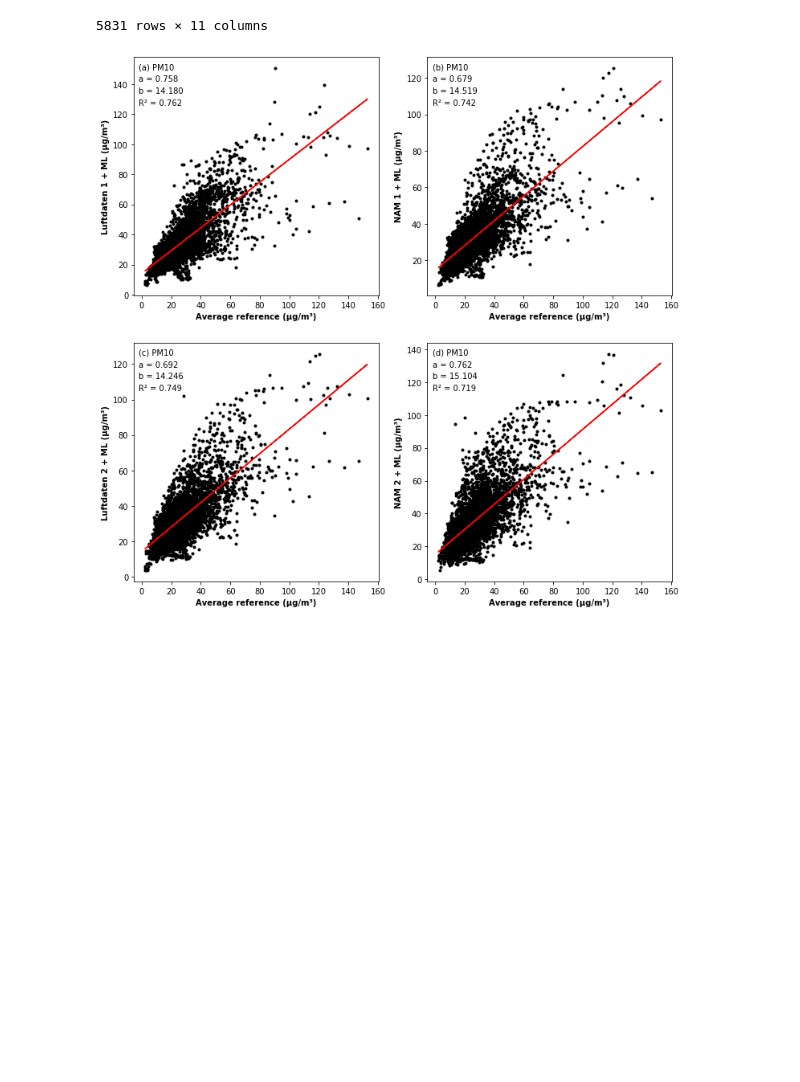
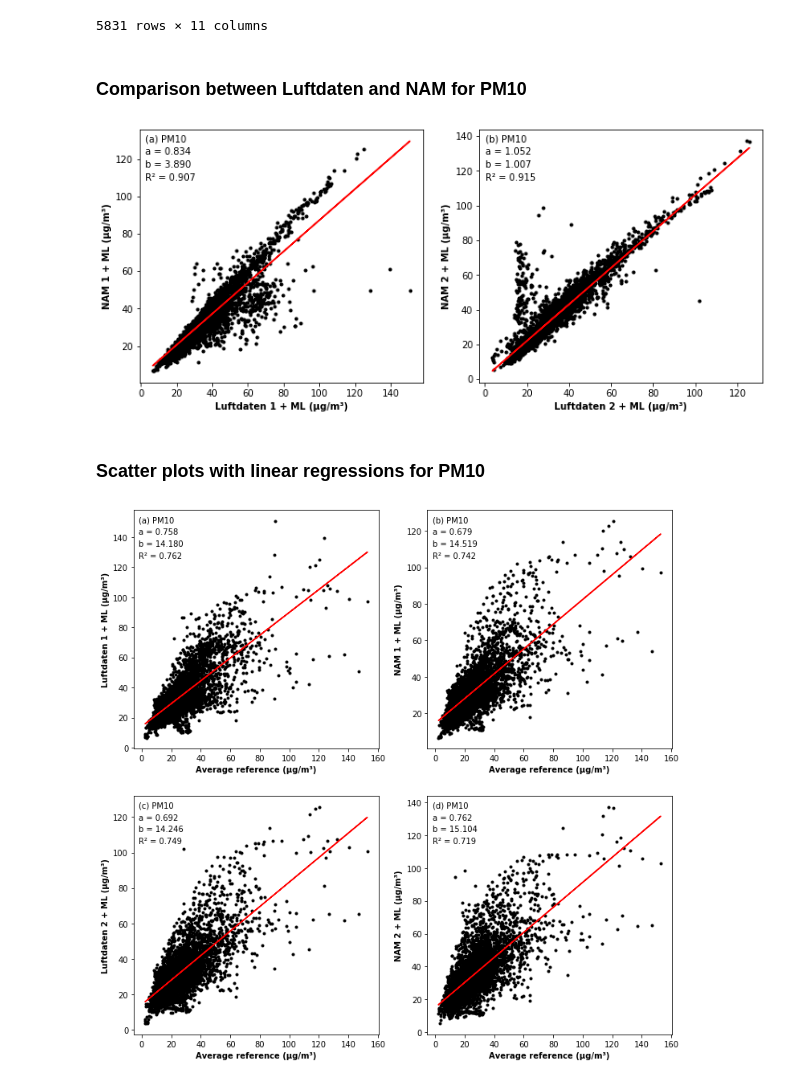
Before and after one commit to dobra-dobra/PM-ML-correction, a Jupyter notebook: Complementation_with_ML_PM10.ipynb, the cells around one changed output. Cells and saved outputs as stored; diff of their text form; code cells hidden in the pictures; blank space fills up the shorter version.

```diff
--- a/Complementation_with_ML_PM10.ipynb
+++ b/Complementation_with_ML_PM10.ipynb
@@ -494,6 +494,45 @@ data_ML
 | 5829 | 60.90 | 72.81 | 14.55 | 12.36 | 12.33 | 12.53 | ... |
 | 5830 | 55.39 | 63.30 | 12.86 | 10.54 | 10.86 | 11.32 | ... |
 5831 rows × 11 columns
+# %% [markdown]
+### Comparison between Luftdaten and NAM for PM10
+# %%
+fig, (ax1, ax2) = plt.subplots(1, 2, figsize=(12,5))
+
+x = data_ML["Luftdaten 1 ML PM10"]
+y = data_ML["NAM 1 ML PM10"]
+slope, intercept, r_value, p_value, std_err = stats.linregress(x, y)
+ax1.plot(x, y, "k.")
+ax1.plot(x, intercept + slope*x, "r")
+text_pos_x = 0.02
+text_pos_y = 0.95
+ax1.text(text_pos_x, text_pos_y, "(a) PM10", transform=ax1.transAxes)
+ax1.text(text_pos_x, text_pos_y - 0.05, "a = {0:.3f}".format(slope), transform=ax1.transAxes)
+ax1.text(text_pos_x, text_pos_y - 0.10, "b = {0:.3f}".format(intercept), transform=ax1.transAxes)
+ax1.text(text_pos_x, text_pos_y - 0.15, "R² = {0:.3f}".format(r_value), transform=ax1.transAxes)
+ax1.set_xlabel("Luftdaten 1 + ML (µg/m³)", fontweight="bold")
+ax1.set_ylabel("NAM 1 + ML (µg/m³)", fontweight="bold")
+
+x = data_ML["Luftdaten 2 ML PM10"]
+y = data_ML["NAM 2 ML PM10"]
+slope, intercept, r_value, p_value, std_err = stats.linregress(x, y)
+ax2.plot(x, y, "k.")
+ax2.plot(x, intercept + slope*x, "r")
+text_pos_x = 0.02
+text_pos_y = 0.95
+ax2.text(text_pos_x, text_pos_y, "(b) PM10", transform=ax2.transAxes)
+ax2.text(text_pos_x, text_pos_y - 0.05, "a = {0:.3f}".format(slope), transform=ax2.transAxes)
+ax2.text(text_pos_x, text_pos_y - 0.10, "b = {0:.3f}".format(intercept), transform=ax2.transAxes)
+ax2.text(text_pos_x, text_pos_y - 0.15, "R² = {0:.3f}".format(r_value), transform=ax2.transAxes)
+ax2.set_xlabel("Luftdaten 2 + ML (µg/m³)", fontweight="bold")
+ax2.set_ylabel("NAM 2 + ML (µg/m³)", fontweight="bold")
+
+plt.savefig("Complementation_LC+ML_regressions_PM10.png")
+plt.show()
+# %% [output]
+[figure, added]
+# %% [markdown]
+### Scatter plots with linear regressions for PM10
 # %%
 fig, ((ax1, ax2), (ax3, ax4)) = plt.subplots(2, 2, figsize=(12,12))
 
```
Also changed, not shown: parts of 13 cells of this notebook, 3 other files.
